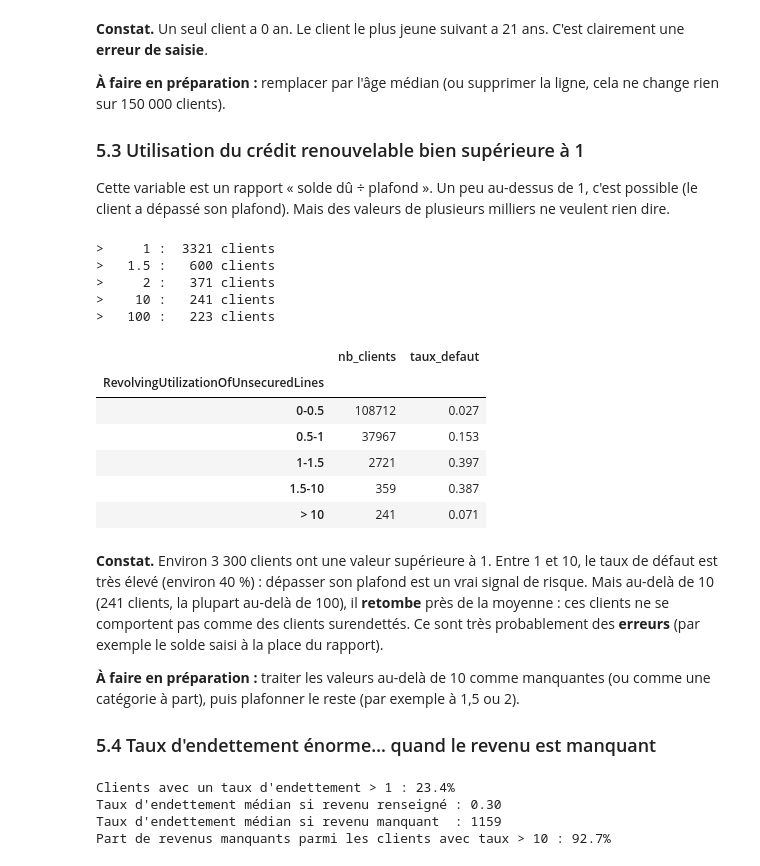
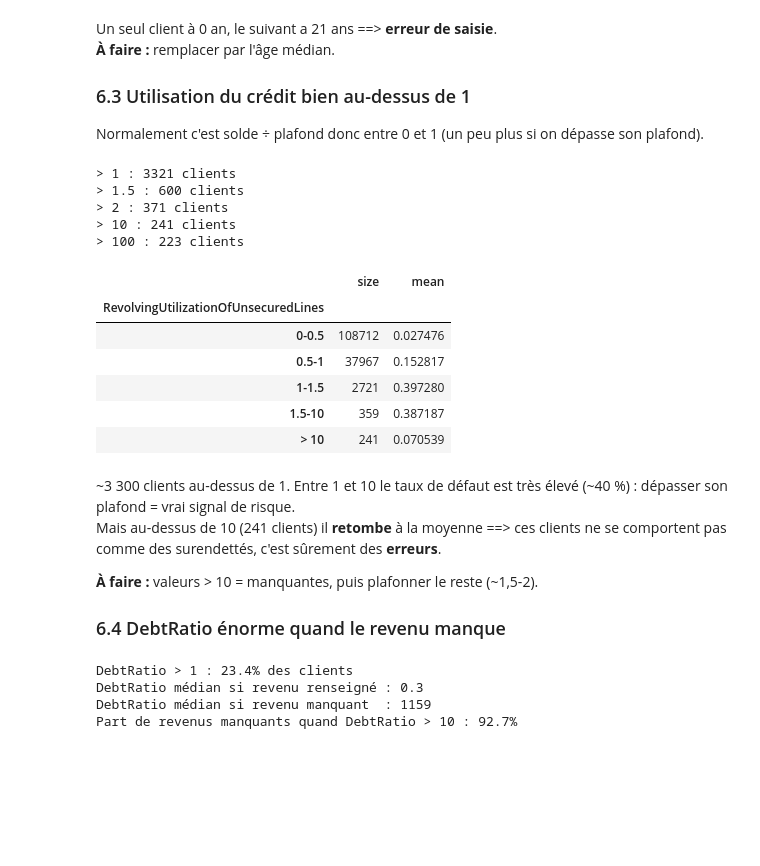
Before and after one commit to ZouarhiYassmin/credit-scoring, a Jupyter notebook: notebooks/01_exploration.ipynb, the cells around one changed output. Saved outputs shown, nothing was run; the diff lists cells and outputs as text; code cells hidden in the pictures; blank space fills up the shorter version.

Commit message:
R des notebooks d'exploration et de préparation

```diff
--- a/notebooks/01_exploration.ipynb
+++ b/notebooks/01_exploration.ipynb
@@ -371,0 +5,17 @@ Avec ces 269 clients, les trois colonnes de retards semblent presque identiques
+# %%
+import pandas as pd
+import numpy as np
+import matplotlib.pyplot as plt
+from pathlib import Path
+
+# Racine du projet — 1 niveau au-dessus de ce notebook
+ROOT = Path().resolve().parent
+DATA = ROOT / 'data'
+
+TARGET = 'SeriousDlqin2yrs'
+
+# index_col=0 : la premiere colonne du fichier est juste un numero de ligne
+df = pd.read_csv(DATA / 'cs-training.csv', index_col=0)
+
+print('Taille du dataset :', df.shape)
+df.head()
@@ -385,17 +351,17 @@ Name: count, dtype: int64
 # %% [markdown]
-**Constat.** Un seul client a 0 an. Le client le plus jeune suivant a 21 ans. C'est clairement une **erreur de saisie**.
+Un seul client à 0 an, le suivant a 21 ans ==> **erreur de saisie**.
+**À faire :** remplacer par l'âge médian.
 
-**À faire en préparation :** remplacer par l'âge médian (ou supprimer la ligne, cela ne change rien sur 150 000 clients).
-
-### 5.3 Utilisation du crédit renouvelable bien supérieure à 1
-
-Cette variable est un rapport « solde dû ÷ plafond ». Un peu au-dessus de 1, c'est possible (le client a dépassé son plafond). Mais des valeurs de plusieurs milliers ne veulent rien dire.
+### 6.3 Utilisation du crédit bien au-dessus de 1
+Normalement c'est solde ÷ plafond donc entre 0 et 1 (un peu plus si on dépasse son plafond).
 # %%
 ru = df['RevolvingUtilizationOfUnsecuredLines']
+
 for seuil in [1, 1.5, 2, 10, 100]:
-    print(f"> {seuil:>5} : {(ru > seuil).sum():>5} clients")
+    print(f'> {seuil} :', (ru > seuil).sum(), 'clients')
 
-bins = pd.cut(ru, [-0.01, 0.5, 1, 1.5, 10, ru.max()],
-              labels=['0-0.5', '0.5-1', '1-1.5', '1.5-10', '> 10'])
-df.groupby(bins, observed=True)[TARGET].agg(nb_clients='size', taux_defaut='mean')
+# cut() decoupe selon des bornes qu'on choisit
+tranches_ru = pd.cut(ru, [-0.01, 0.5, 1, 1.5, 10, ru.max()],
+                     labels=['0-0.5', '0.5-1', '1-1.5', '1.5-10', '> 10'])
+df.groupby(tranches_ru, observed=True)[TARGET].agg(['size', 'mean'])
 # %% [output]
@@ -407,26 +373,28 @@ df.groupby(bins, observed=True)[TARGET].agg(nb_clients='size', taux_defaut='mean
-|  | nb_clients | taux_defaut |
+|  | size | mean |
 | RevolvingUtilizationOfUnsecuredLines |  |  |
-| 0-0.5 | 108712 | 0.027 |
-| 0.5-1 | 37967 | 0.153 |
-| 1-1.5 | 2721 | 0.397 |
-| 1.5-10 | 359 | 0.387 |
-| > 10 | 241 | 0.071 |
+| 0-0.5 | 108712 | 0.027476 |
+| 0.5-1 | 37967 | 0.152817 |
+| 1-1.5 | 2721 | 0.397280 |
+| 1.5-10 | 359 | 0.387187 |
+| > 10 | 241 | 0.070539 |
 # %% [markdown]
-**Constat.** Environ 3 300 clients ont une valeur supérieure à 1. Entre 1 et 10, le taux de défaut est très élevé (environ 40 %) : dépasser son plafond est un vrai signal de risque. Mais au-delà de 10 (241 clients, la plupart au-delà de 100), il **retombe** près de la moyenne : ces clients ne se comportent pas comme des clients surendettés. Ce sont très probablement des **erreurs** (par exemple le solde saisi à la place du rapport).
+~3 300 clients au-dessus de 1. Entre 1 et 10 le taux de défaut est très élevé (~40 %) : dépasser son plafond = vrai signal de risque.
+Mais au-dessus de 10 (241 clients) il **retombe** à la moyenne ==> ces clients ne se comportent pas comme des surendettés, c'est sûrement des **erreurs**.
 
-**À faire en préparation :** traiter les valeurs au-delà de 10 comme manquantes (ou comme une catégorie à part), puis plafonner le reste (par exemple à 1,5 ou 2).
+**À faire :** valeurs > 10 = manquantes, puis plafonner le reste (~1,5-2).
 
-### 5.4 Taux d'endettement énorme… quand le revenu est manquant
+### 6.4 DebtRatio énorme quand le revenu manque
 # %%
 dr = df['DebtRatio']
-inc_na = df['MonthlyIncome'].isna()
-print(f"Clients avec un taux d'endettement > 1 : {(dr > 1).mean():.1%}")
-print(f"Taux d'endettement médian si revenu renseigné : {dr[~inc_na].median():.2f}")
-print(f"Taux d'endettement médian si revenu manquant  : {dr[inc_na].median():.0f}")
-print(f"Part de revenus manquants parmi les clients avec taux > 10 : {inc_na[dr > 10].mean():.1%}")
+revenu_na = df['MonthlyIncome'].isna()
+
+print(f'DebtRatio > 1 : {(dr > 1).mean():.1%} des clients')
+print('DebtRatio médian si revenu renseigné :', round(dr[~revenu_na].median(), 2))
+print('DebtRatio médian si revenu manquant  :', round(dr[revenu_na].median()))
+print(f'Part de revenus manquants quand DebtRatio > 10 : {revenu_na[dr > 10].mean():.1%}')
 # %% [output]
-Clients avec un taux d'endettement > 1 : 23.4%
-Taux d'endettement médian si revenu renseigné : 0.30
-Taux d'endettement médian si revenu manquant  : 1159
-Part de revenus manquants parmi les clients avec taux > 10 : 92.7%
+DebtRatio > 1 : 23.4% des clients
+DebtRatio médian si revenu renseigné : 0.3
+DebtRatio médian si revenu manquant  : 1159
+Part de revenus manquants quand DebtRatio > 10 : 92.7%
 # %% [markdown]
```
Also changed, not shown: parts of 63 cells of this notebook, 2 other files.
